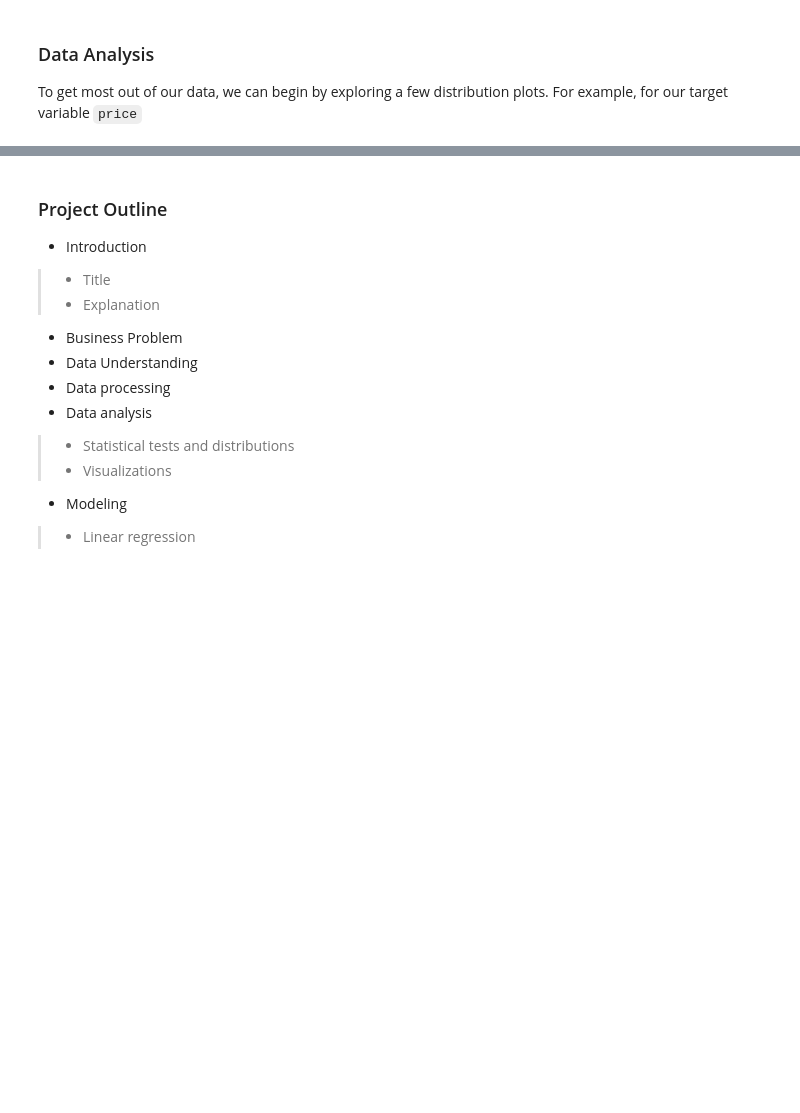
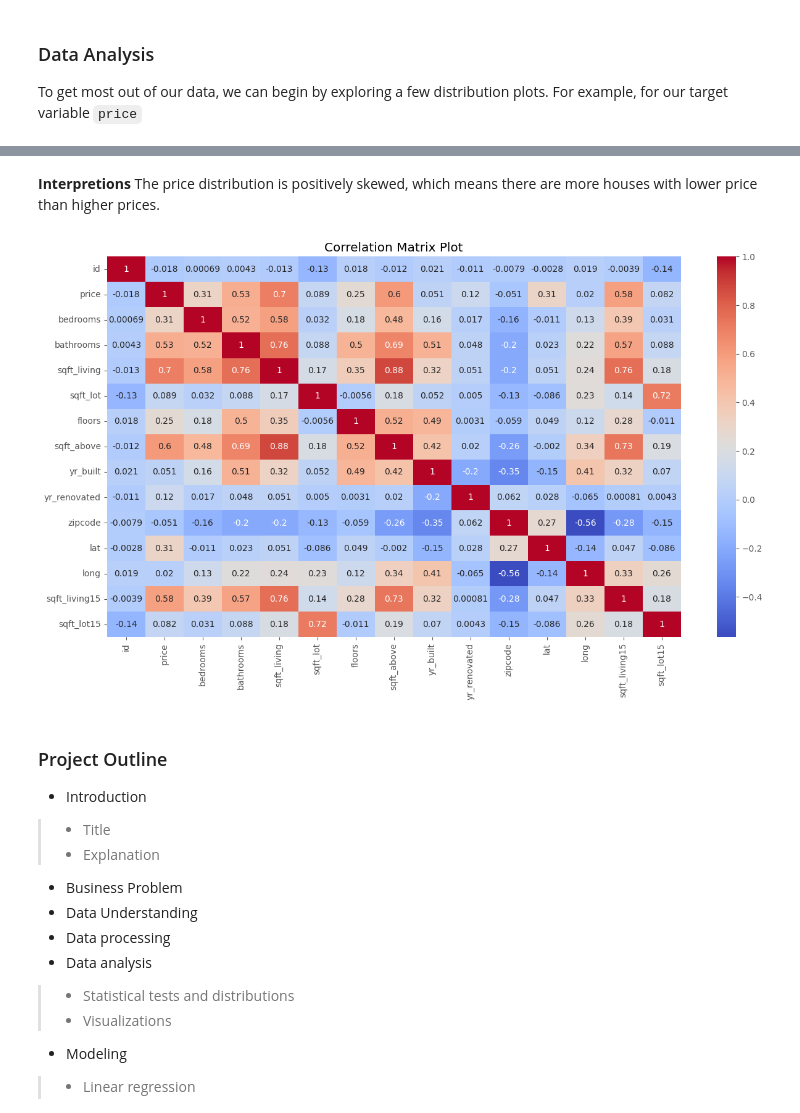
Before and after one commit to D-EKALE/KC-Housing-Project-2, a Jupyter notebook: student.ipynb, the cells around one changed output, grey strips where cells are left out. Cells and saved outputs as stored; diff of their text form; code cells hidden in the pictures; blank space fills up the shorter version.

```diff
--- a/student.ipynb
+++ b/student.ipynb
@@ -125,3 +124,13 @@ plt.show()
+# %% [markdown]
+**Interpretions**
+The price distribution is positively skewed, which means there are more houses with lower price than higher prices.
+# %%
+plt.figure(figsize=(15,8))
+sns.heatmap(df.corr(), annot=True, cmap='coolwarm')
+plt.title('Correlation Matrix Plot')
+plt.show()
+# %% [output]
+[figure, added]
 # %% [markdown]
 ### Project Outline
 * Introduction
```
Also changed, not shown: parts of 2 cells of this notebook.
